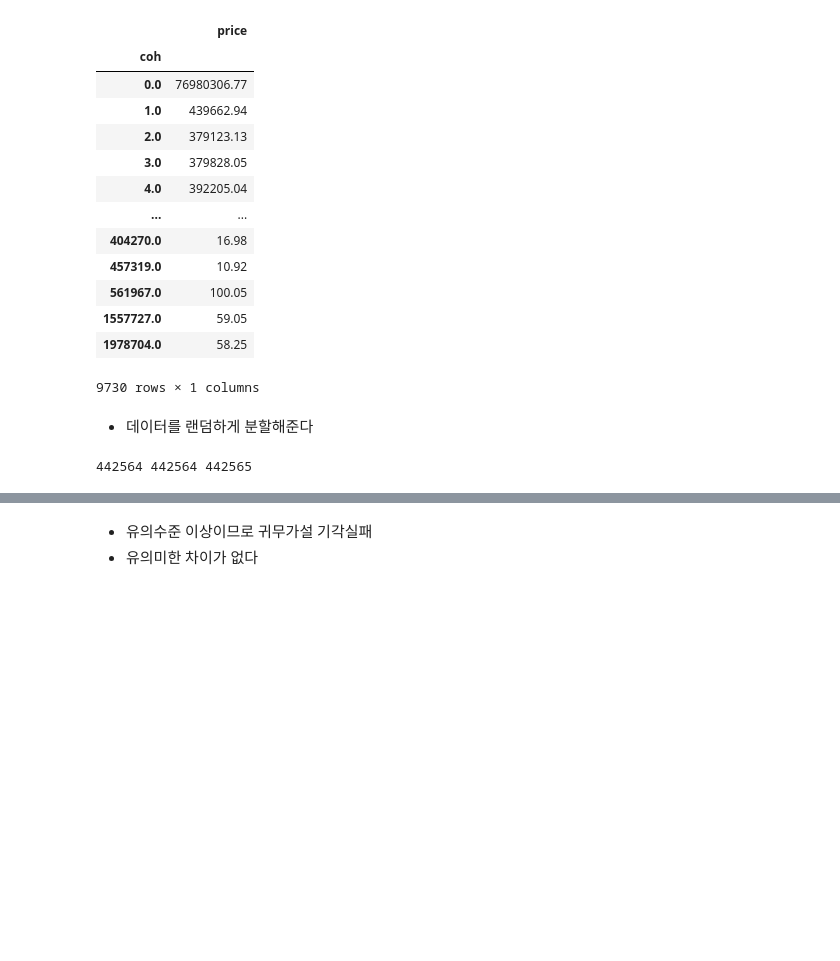
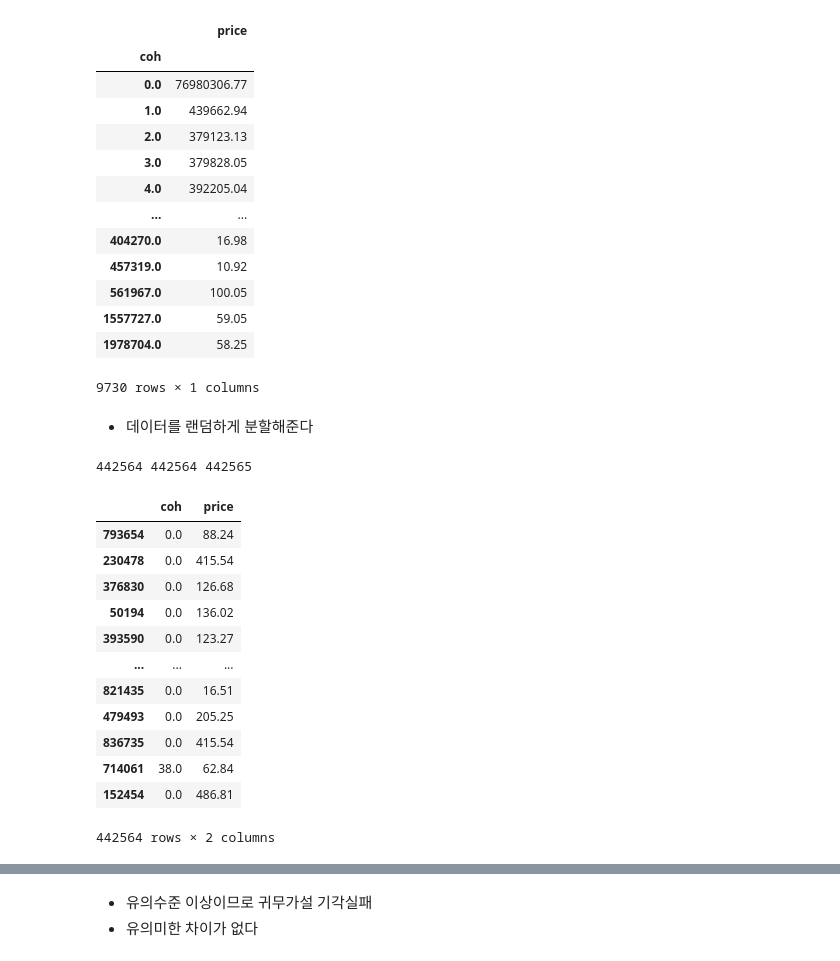
Before and after one commit to syh0397/Statistic_python, a Jupyter notebook: 6_Anova_test_ipynb.ipynb, the cells around one changed output, grey strips where cells are left out. Cells and saved outputs as stored; diff of their text form; code cells hidden in the pictures; blank space fills up the shorter version.

```diff
--- a/6_Anova_test_ipynb.ipynb
+++ b/6_Anova_test_ipynb.ipynb
@@ -242,4 +286,20 @@ dt_group3 = dt.drop(dt_group2.index)
 print(len(dt_group1),len(dt_group2),len(dt_group3))
 # %% [output]
 442564 442564 442565
+# %%
+dt_group1
+# %% [output]
+|  | coh | price |
+| 793654 | 0.0 | 88.24 |
+| 230478 | 0.0 | 415.54 |
+| 376830 | 0.0 | 126.68 |
+| 50194 | 0.0 | 136.02 |
+| 393590 | 0.0 | 123.27 |
+| ... | ... | ... |
+| 821435 | 0.0 | 16.51 |
+| 479493 | 0.0 | 205.25 |
+| 836735 | 0.0 | 415.54 |
+| 714061 | 38.0 | 62.84 |
+| 152454 | 0.0 | 486.81 |
+442564 rows × 2 columns
 # %%
```
Also changed, not shown: parts of 16 cells of this notebook.
